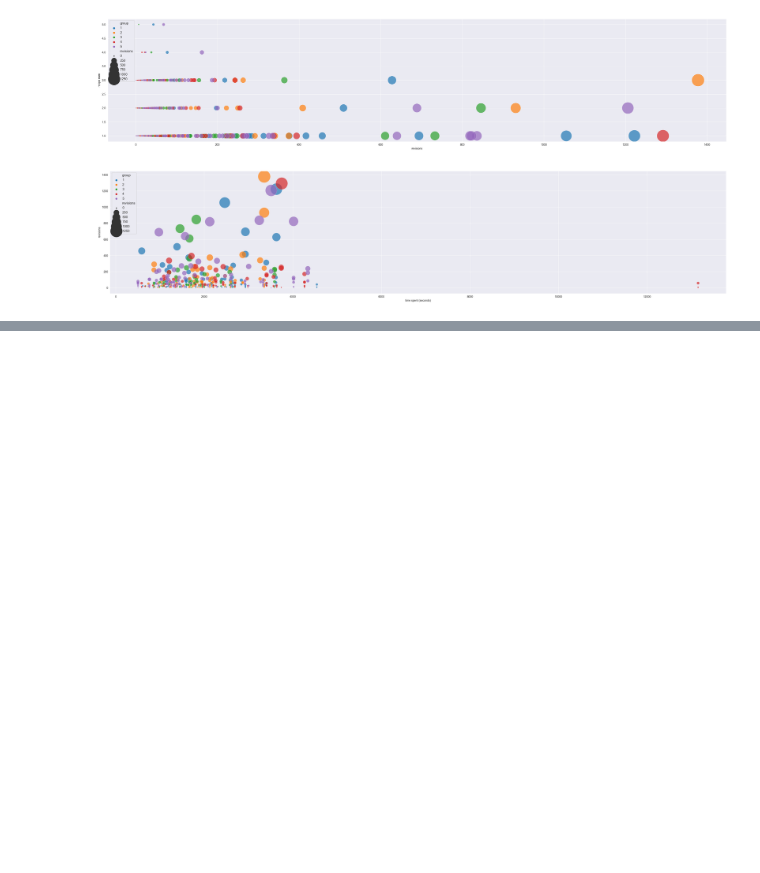
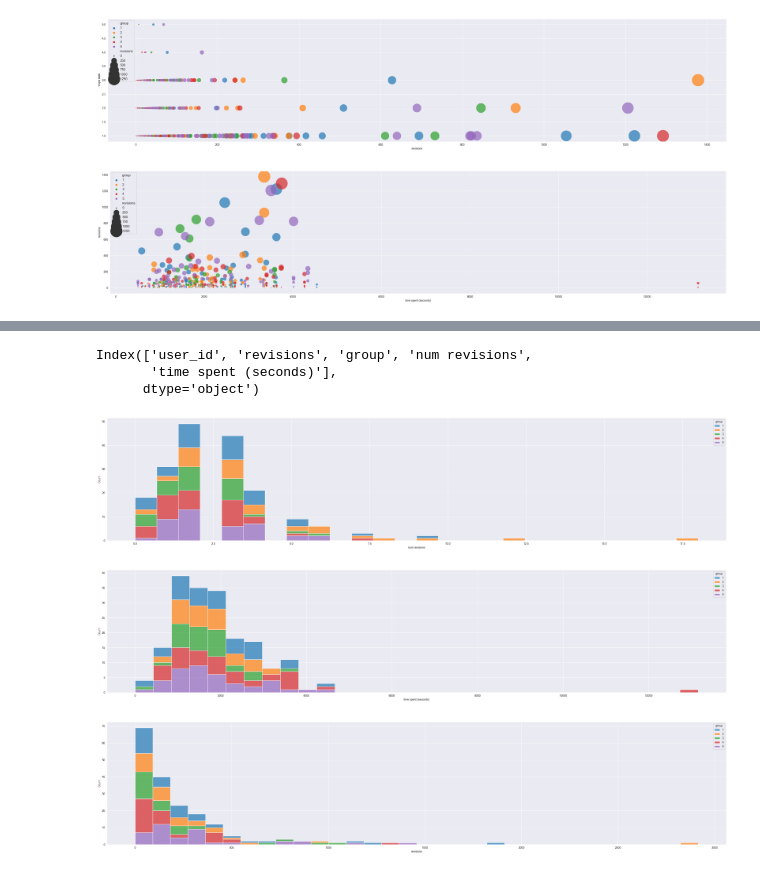
Before and after one commit to lucamouchel/Understanding-Revision-Behavior, a Jupyter notebook: InsertsDelComparisons.ipynb, the cells around one changed output, grey strips where cells are left out. Drawn from its saved outputs; the diff is of its cells as text; code cells hidden in the pictures; blank space fills up the shorter version.

```diff
--- a/InsertsDelComparisons.ipynb
+++ b/InsertsDelComparisons.ipynb
@@ -554,0 +570,16 @@ plt.show()
+# %%
+print(dframe_all_recipes_combined.columns)
+
+sns.histplot(data=dframe_all_recipes_combined, x="num revisions", hue="group", palette='tab10', alpha=0.7, multiple='stack')
+plt.show()
+sns.histplot(data=dframe_all_recipes_combined, x="time spent (seconds)", hue="group", palette='tab10', alpha=0.7, multiple='stack')
+plt.show()
+sns.histplot(data=dframe_all_recipes_combined, x="revisions", hue="group", palette='tab10', alpha=0.7, multiple='stack')
+plt.show()
+# %% [output]
+Index(['user_id', 'revisions', 'group', 'num revisions',
+       'time spent (seconds)'],
+      dtype='object')
+[figure, added]
+[figure, added]
+[figure, added]
```
Also changed, not shown: parts of 2 cells of this notebook.
